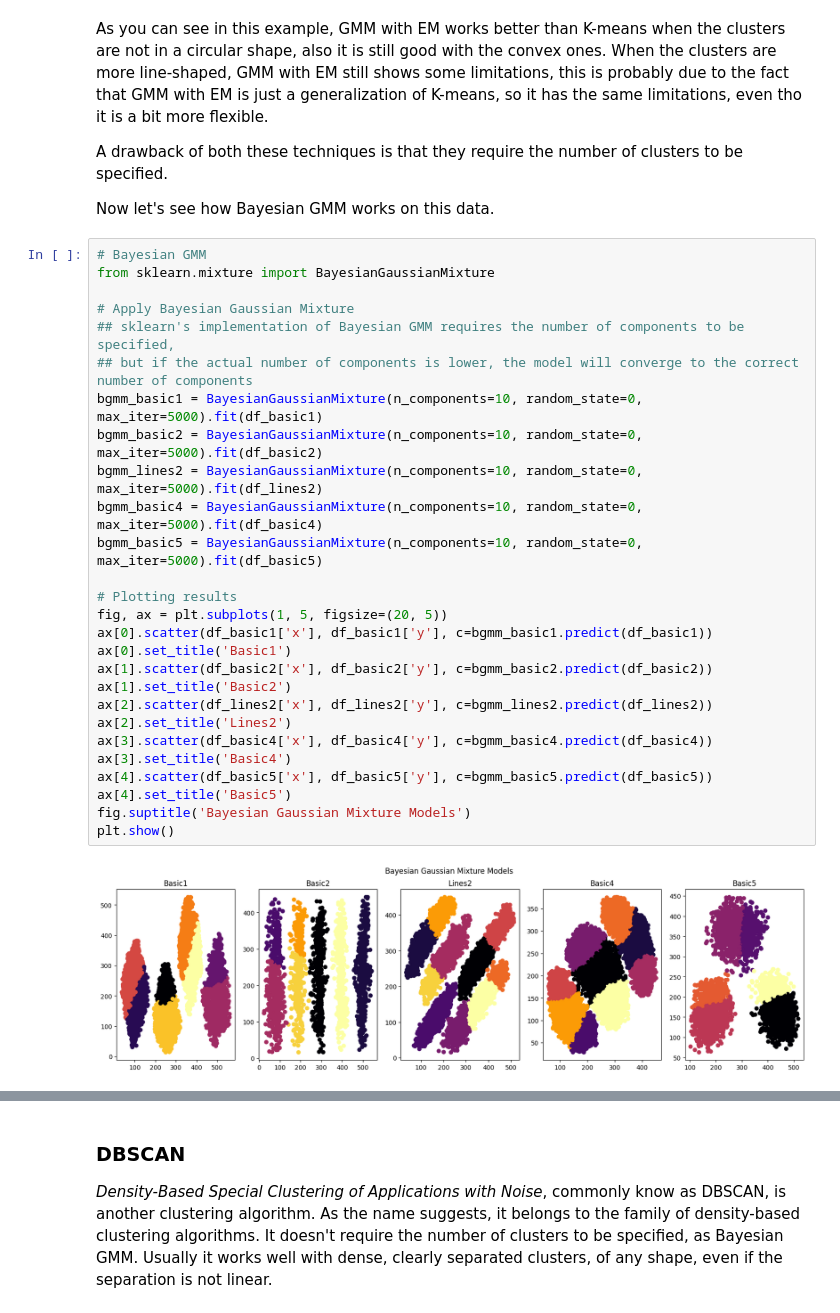
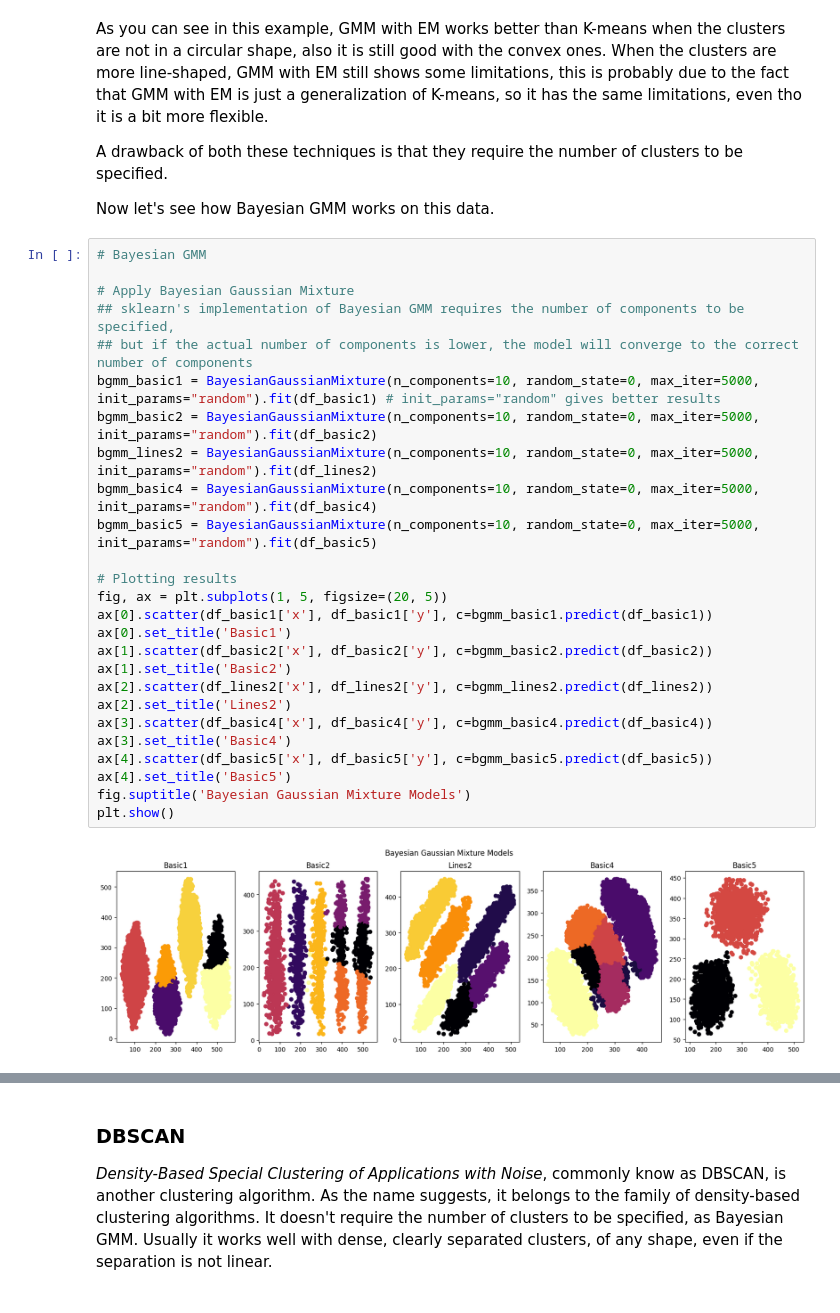
Before and after one commit to davidecapone/MixtureModelsClustering, a Jupyter notebook: notebooks/main.ipynb, the cells around one changed output, grey strips where cells are left out. Cells and saved outputs as stored; diff of their text form.

```diff
--- a/notebooks/main.ipynb
+++ b/notebooks/main.ipynb
@@ -122,30 +129,29 @@ A drawback of both these techniques is that they require the number of clusters
 Now let's see how Bayesian GMM works on this data.
 # %%
 # Bayesian GMM
-from sklearn.mixture import BayesianGaussianMixture
 
 # Apply Bayesian Gaussian Mixture
 ## sklearn's implementation of Bayesian GMM requires the number of components to be specified,
 ## but if the actual number of components is lower, the model will converge to the correct number of components
-bgmm_basic1 = BayesianGaussianMixture(n_components=10, random_state=0, max_iter=5000).fit(df_basic1)
-bgmm_basic2 = BayesianGaussianMixture(n_components=10, random_state=0, max_iter=5000).fit(df_basic2)
-bgmm_lines2 = BayesianGaussianMixture(n_components=10, random_state=0, max_iter=5000).fit(df_lines2)
-bgmm_basic4 = BayesianGaussianMixture(n_components=10, random_state=0, max_iter=5000).fit(df_basic4)
-bgmm_basic5 = BayesianGaussianMixture(n_components=10, random_state=0, max_iter=5000).fit(df_basic5)
+bgmm_basic1 = BayesianGaussianMixture(n_components=10, random_state=0, max_iter=5000, init_params="random").fit(df_basic1) # init_params="random" gives better results
+bgmm_basic2 = BayesianGaussianMixture(n_components=10, random_state=0, max_iter=5000, init_params="random").fit(df_basic2)
+bgmm_lines2 = BayesianGaussianMixture(n_components=10, random_state=0, max_iter=5000, init_params="random").fit(df_lines2)
+bgmm_basic4 = BayesianGaussianMixture(n_components=10, random_state=0, max_iter=5000, init_params="random").fit(df_basic4)
+bgmm_basic5 = BayesianGaussianMixture(n_components=10, random_state=0, max_iter=5000, init_params="random").fit(df_basic5)
 
 # Plotting results
 fig, ax = plt.subplots(1, 5, figsize=(20, 5))
 ax[0].scatter(df_basic1['x'], df_basic1['y'], c=bgmm_basic1.predict(df_basic1))
 ax[0].set_title('Basic1')
 ax[1].scatter(df_basic2['x'], df_basic2['y'], c=bgmm_basic2.predict(df_basic2))
 ax[1].set_title('Basic2')
 ax[2].scatter(df_lines2['x'], df_lines2['y'], c=bgmm_lines2.predict(df_lines2))
 ax[2].set_title('Lines2')
 ax[3].scatter(df_basic4['x'], df_basic4['y'], c=bgmm_basic4.predict(df_basic4))
 ax[3].set_title('Basic4')
 ax[4].scatter(df_basic5['x'], df_basic5['y'], c=bgmm_basic5.predict(df_basic5))
 ax[4].set_title('Basic5')
 fig.suptitle('Bayesian Gaussian Mixture Models')
 plt.show()
 # %% [output]
-[figure, old version]
+[figure, new version]
```
Also changed, not shown: parts of 21 cells of this notebook.
